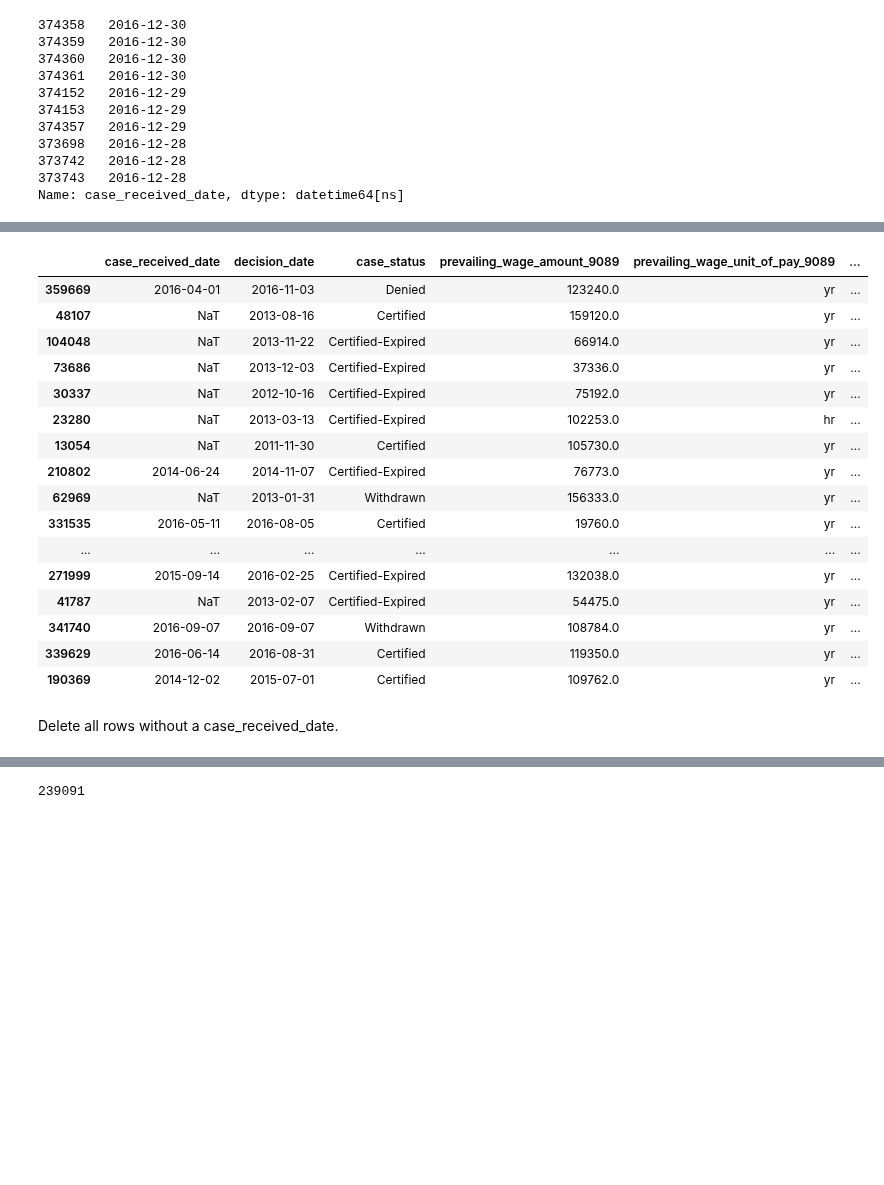
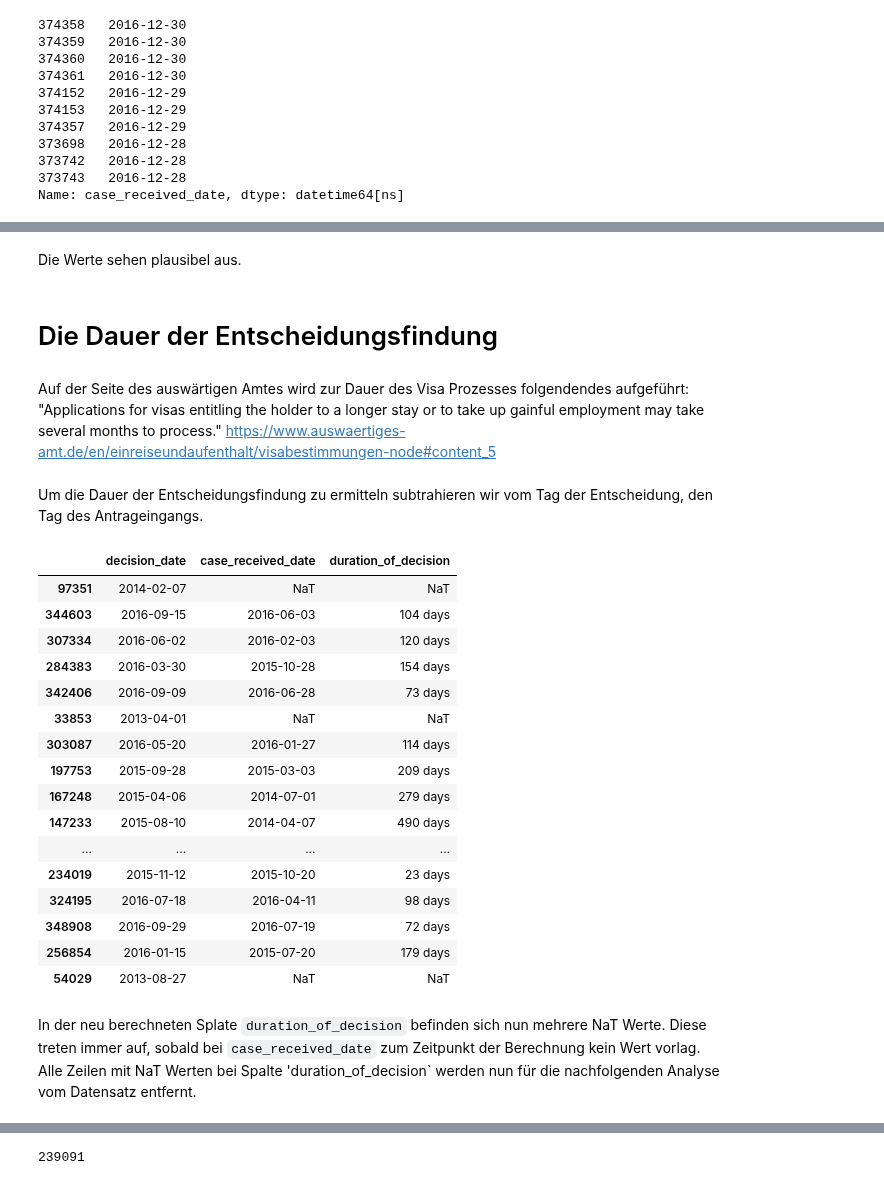
Before and after one commit to andy8001/python_visa, a Jupyter notebook: analysis/durationOfDecisionMaking.ipynb, the cells around one changed output, grey strips where cells are left out. Drawn from its saved outputs; the diff is of its cells as text; code cells hidden in the pictures; blank space fills up the shorter version.

```diff
--- a/analysis/durationOfDecisionMaking.ipynb
+++ b/analysis/durationOfDecisionMaking.ipynb
@@ -172,25 +205,37 @@ The values are looking plausable.
+# %% [markdown]
+Die Werte sehen plausibel aus.
+# %% [markdown]
+# Die Dauer der Entscheidungsfindung
+# %% [markdown]
+Auf der Seite des auswärtigen Amtes wird zur Dauer des Visa Prozesses folgendendes aufgeführt:
+"Applications for visas entitling the holder to a longer stay or to take up gainful employment may take several months to process."
+https://www.auswaertiges-amt.de/en/einreiseundaufenthalt/visabestimmungen-node#content_5
+# %% [markdown]
+Um die Dauer der Entscheidungsfindung zu ermitteln subtrahieren wir vom Tag der Entscheidung, den Tag des Antrageingangs.
 # %%
 visas_df['duration_of_decision'] = visas_df['decision_date']-visas_df['case_received_date']
 # %%
-visas_df.sample(20)
+visas_df[['decision_date','case_received_date','duration_of_decision']].sample(20)
 # %% [output]
-|  | case_received_date | decision_date | case_status | prevailing_wage_amount_9089 | prevailing_wage_unit_of_pay_9089 | ... |
-| 359669 | 2016-04-01 | 2016-11-03 | Denied | 123240.0 | yr | ... |
-| 48107 | NaT | 2013-08-16 | Certified | 159120.0 | yr | ... |
-| 104048 | NaT | 2013-11-22 | Certified-Expired | 66914.0 | yr | ... |
-| 73686 | NaT | 2013-12-03 | Certified-Expired | 37336.0 | yr | ... |
-| 30337 | NaT | 2012-10-16 | Certified-Expired | 75192.0 | yr | ... |
-| 23280 | NaT | 2013-03-13 | Certified-Expired | 102253.0 | hr | ... |
-| 13054 | NaT | 2011-11-30 | Certified | 105730.0 | yr | ... |
-| 210802 | 2014-06-24 | 2014-11-07 | Certified-Expired | 76773.0 | yr | ... |
-| 62969 | NaT | 2013-01-31 | Withdrawn | 156333.0 | yr | ... |
-| 331535 | 2016-05-11 | 2016-08-05 | Certified | 19760.0 | yr | ... |
-| ... | ... | ... | ... | ... | ... | ... |
-| 271999 | 2015-09-14 | 2016-02-25 | Certified-Expired | 132038.0 | yr | ... |
-| 41787 | NaT | 2013-02-07 | Certified-Expired | 54475.0 | yr | ... |
-| 341740 | 2016-09-07 | 2016-09-07 | Withdrawn | 108784.0 | yr | ... |
-| 339629 | 2016-06-14 | 2016-08-31 | Certified | 119350.0 | yr | ... |
-| 190369 | 2014-12-02 | 2015-07-01 | Certified | 109762.0 | yr | ... |
+|  | decision_date | case_received_date | duration_of_decision |
+| 97351 | 2014-02-07 | NaT | NaT |
+| 344603 | 2016-09-15 | 2016-06-03 | 104 days |
+| 307334 | 2016-06-02 | 2016-02-03 | 120 days |
+| 284383 | 2016-03-30 | 2015-10-28 | 154 days |
+| 342406 | 2016-09-09 | 2016-06-28 | 73 days |
+| 33853 | 2013-04-01 | NaT | NaT |
+| 303087 | 2016-05-20 | 2016-01-27 | 114 days |
+| 197753 | 2015-09-28 | 2015-03-03 | 209 days |
+| 167248 | 2015-04-06 | 2014-07-01 | 279 days |
+| 147233 | 2015-08-10 | 2014-04-07 | 490 days |
+| ... | ... | ... | ... |
+| 234019 | 2015-11-12 | 2015-10-20 | 23 days |
+| 324195 | 2016-07-18 | 2016-04-11 | 98 days |
+| 348908 | 2016-09-29 | 2016-07-19 | 72 days |
+| 256854 | 2016-01-15 | 2015-07-20 | 179 days |
+| 54029 | 2013-08-27 | NaT | NaT |
-# %% [markdown]
-Delete all rows without a case_received_date.
+# %% [markdown]
+In der neu berechneten Splate `duration_of_decision` befinden sich nun mehrere NaT Werte.
+Diese treten immer auf, sobald bei `case_received_date` zum Zeitpunkt der Berechnung kein Wert vorlag.
+Alle Zeilen mit NaT Werten bei Spalte 'duration_of_decision` werden nun für die  nachfolgenden Analyse vom Datensatz entfernt.
 # %%
```
Also changed, not shown: parts of 87 cells of this notebook, 2 other files.
